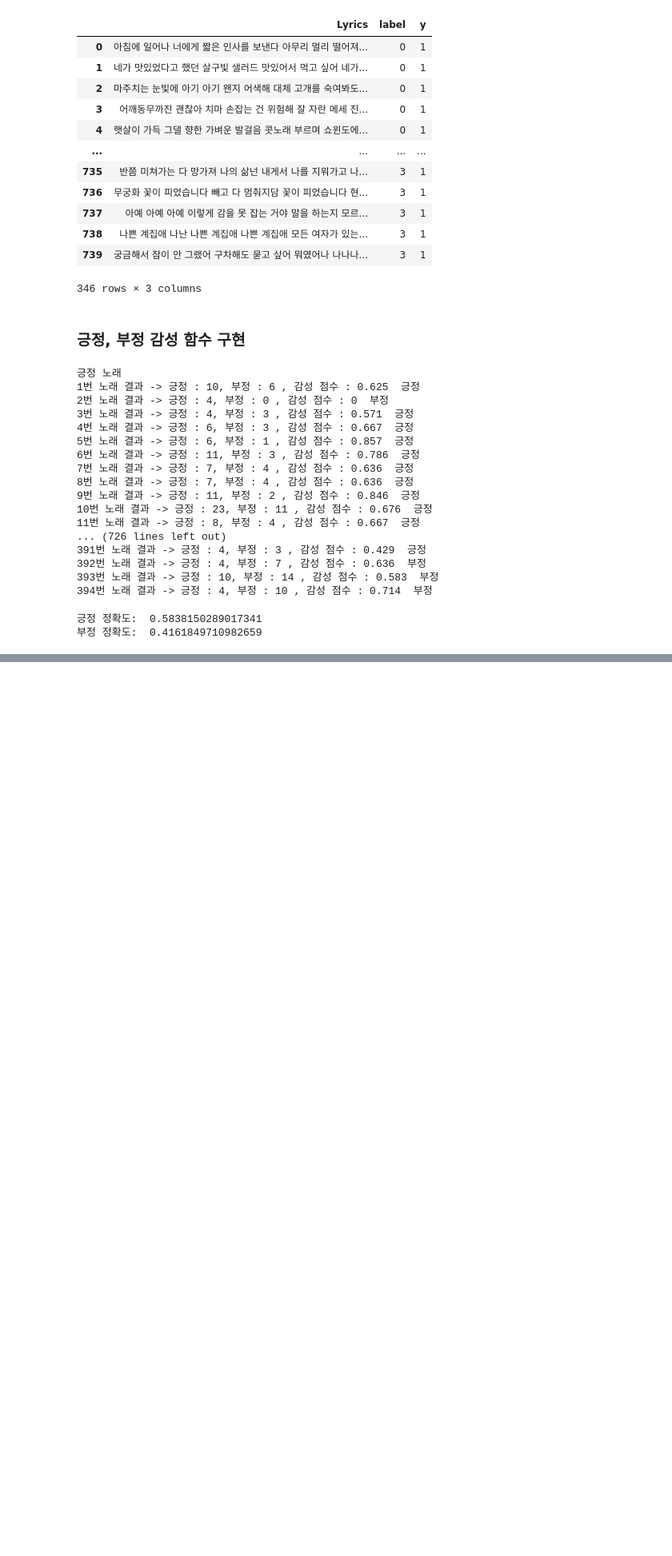
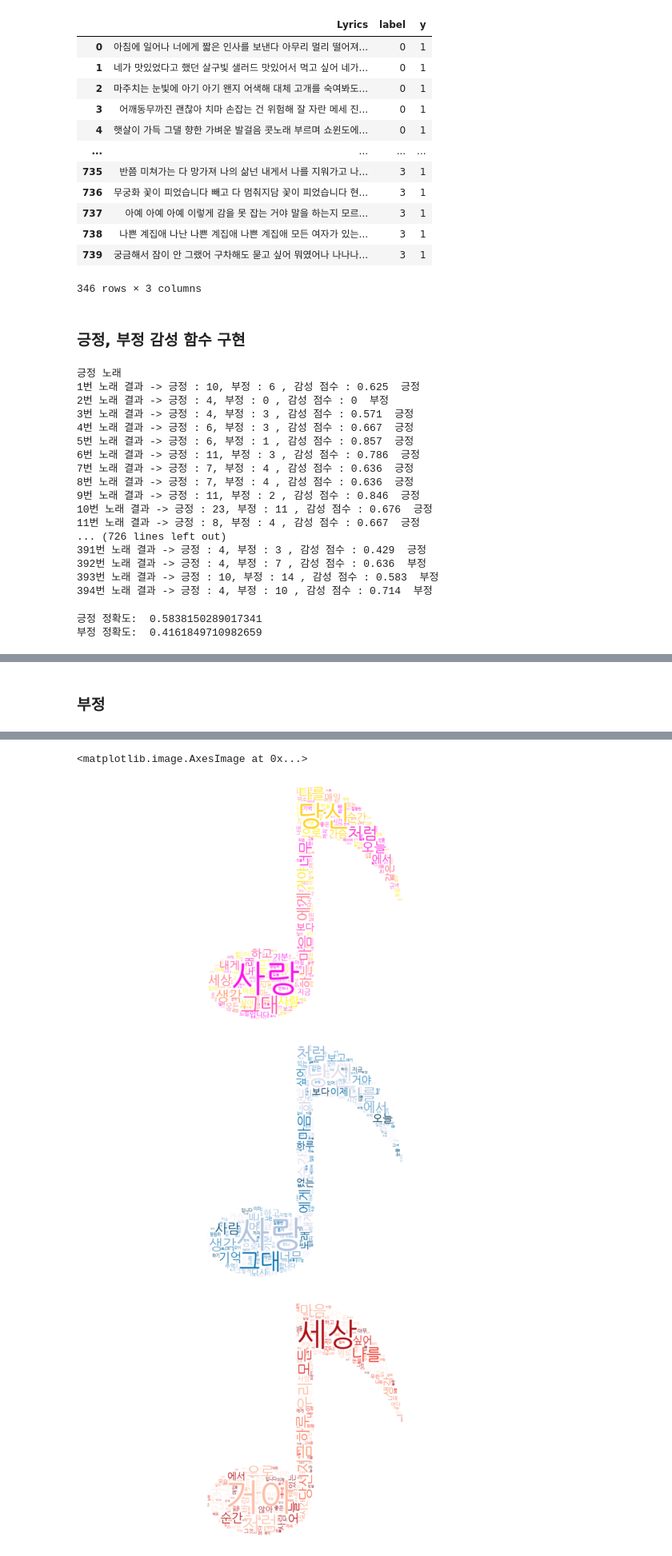
Before and after one commit to heydoit/NLP, a Jupyter notebook: KNU.ipynb, the cells around one changed output, grey strips where cells are left out. Shown: that part at 80% size. Cells and saved outputs as stored; diff of their text form; code cells hidden in the pictures; blank space fills up the shorter version.

```diff
--- a/KNU.ipynb
+++ b/KNU.ipynb
@@ -201,0 +406,2 @@ with open('KUN_neg.csv', 'w', newline= '\n') as f:
+# %% [markdown]
+### 부정
@@ -201,0 +514,74 @@ with open('KUN_neg.csv', 'w', newline= '\n') as f:
+# %%
+from PIL import Image
+import matplotlib.pyplot as plt
+import numpy as np
+# 웹사이트에서 iconpp.png라는 파일을 다운받아 분석 환경에 미리 upload 해줍니다.
+icon=Image.open('/content/pngegg.png')
+mask = Image.new("RGB", icon.size, (255,255,255))
+mask.paste(icon,icon)
+mask = np.array(mask)
+
+
+!pip3 install wordcloud
+from wordcloud import WordCloud
+
+wc1 = WordCloud(font_path="/content/NanumGothic.ttf",                           #폰트
+               background_color='white',                              #배경색
+               width=800, height=600,                                 #사이즈설정
+               max_words=200                                          #단어갯수
+                ,mask=mask,
+              colormap = 'spring'
+              )
+
+wc2 = WordCloud(font_path='/content/NanumGothic.ttf',                           #폰트
+               background_color='white',                              #배경색
+               width=800, height=600,                                 #사이즈설정
+               max_words=200                                          #단어갯수
+                ,mask=mask
+                , colormap = 'PuBu'
+              )
+
+wc3 = WordCloud(font_path='/content/NanumGothic.ttf',                           #폰트
+               background_color='white',                              #배경색
+               width=800, height=600,                                 #사이즈설정
+               max_words=200                                          #단어갯수
+                ,mask=mask
+                , colormap = 'Reds'
+              )
+
+wc4 = WordCloud(font_path='/content/NanumGothic.ttf',                           #폰트
+               background_color='white',                              #배경색
+               width=800, height=600,                                 #사이즈설정
+               max_words=200                                          #단어갯수
+                ,mask=mask
+                , colormap = 'gist_ncar'
+             )                                                      #마스크설정
+
+#행복
+cloud = wc1.generate_from_frequencies(goal_cnt_neg_happy)              #사전형태의 데이터
+
+plt.figure(figsize=(10,10))                                           #액자사이즈설정
+plt.axis('off')                                                       #테두리 선 없애기
+plt.imshow(cloud,interpolation="bilinear")
+
+# 슬픔
+cloud = wc2.generate_from_frequencies(goal_cnt_neg_sad)              #사전형태의 데이터
+
+plt.figure(figsize=(10,10))                                           #액자사이즈설정
+plt.axis('off')                                                       #테두리 선 없애기
+plt.imshow(cloud,interpolation="bilinear")
+
+# 분노
+cloud = wc3.generate_from_frequencies(goal_cnt_neg_anger)              #사전형태의 데이터
+
+plt.figure(figsize=(10,10))                                           #액자사이즈설정
+plt.axis('off')                                                       #테두리 선 없애기
+plt.imshow(cloud,interpolation="bilinear")
+
+# 희망
+cloud = wc4.generate_from_frequencies(goal_cnt_neg_hope)              #사전형태의 데이터
+
+plt.figure(figsize=(10,10))                                           #액자사이즈설정
+plt.axis('off')                                                       #테두리 선 없애기
+plt.imshow(cloud,interpolation="bilinear")
+# %% [output]
@@ -201,0 +598,4 @@ with open('KUN_neg.csv', 'w', newline= '\n') as f:
+<matplotlib.image.AxesImage at 0x...>
+[figure, added]
+[figure, added]
+[figure, added]
```
Also changed, not shown: parts of 14 cells of this notebook, 1 other file.
